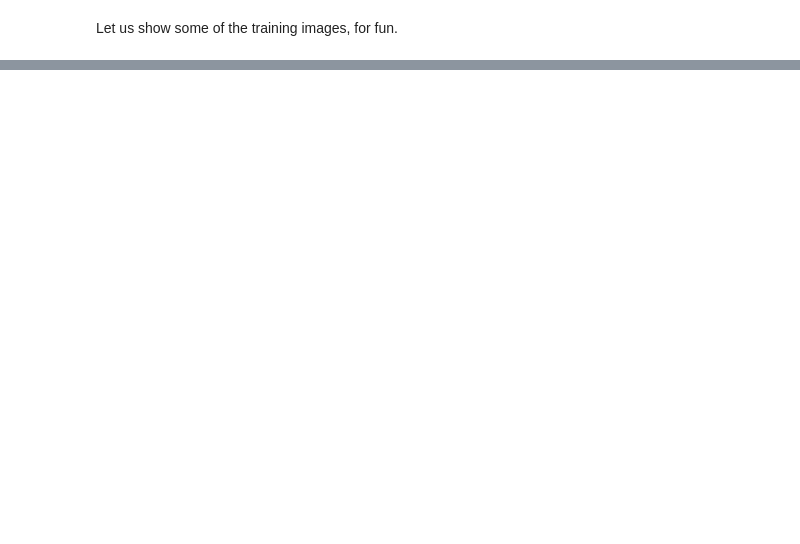
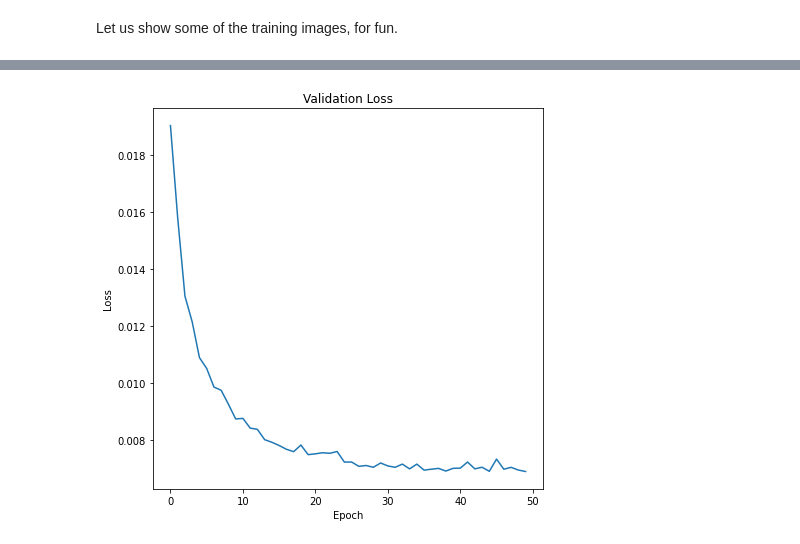
Before and after one commit to ramana16/EVA4, a Jupyter notebook: EVA4S7/S7-T2.ipynb, the cells around one changed output, grey strips where cells are left out. Cells and saved outputs as stored; diff of their text form; code cells hidden in the pictures; blank space fills up the shorter version.

```diff
--- a/EVA4S7/S7-T2.ipynb
+++ b/EVA4S7/S7-T2.ipynb
@@ -65,20 +44,3 @@ import torchvision.transforms as transforms
 # %% [markdown]
 The output of torchvision datasets are PILImage images of range [0, 1].
 We transform them to Tensors of normalized range [-1, 1].
-# %%
-transform = transforms.Compose(
-    [transforms.ToTensor(),
-     transforms.Normalize((0.5, 0.5, 0.5), (0.5, 0.5, 0.5))])
-
-trainset = torchvision.datasets.CIFAR10(root='./data', train=True,
-                                        download=True, transform=transform)
-trainloader = torch.utils.data.DataLoader(trainset, batch_size=4,
-                                          shuffle=True, num_workers=2)
-
-testset = torchvision.datasets.CIFAR10(root='./data', train=False,
-                                       download=True, transform=transform)
-testloader = torch.utils.data.DataLoader(testset, batch_size=4,
-                                         shuffle=False, num_workers=2)
-
-classes = ('plane', 'car', 'bird', 'cat',
-           'deer', 'dog', 'frog', 'horse', 'ship', 'truck')
@@ -293,0 +151,3 @@ Accuracy of truck : 60 %
+# %%
+# train and test the model
+test_losses, test_accs, misclassified_imgs = run()
@@ -293,0 +190,4 @@ Accuracy of truck : 60 %
+# %%
+plot_graph(test_losses, "Loss")
+# %% [output]
+[figure, added]
```
Also changed, not shown: parts of 26 cells of this notebook.
